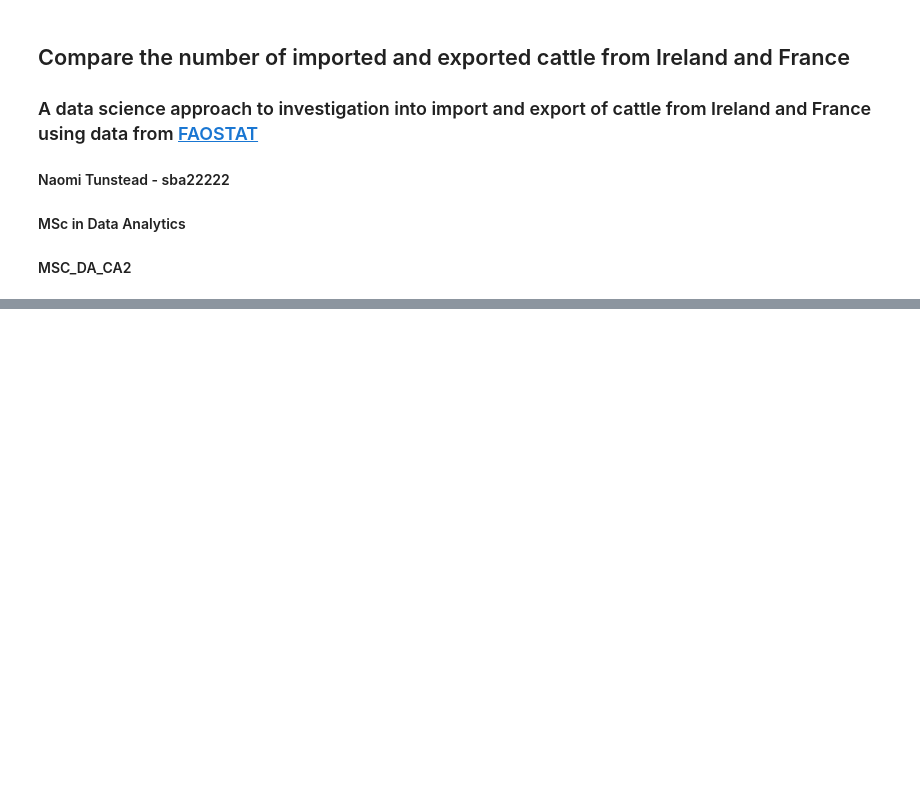
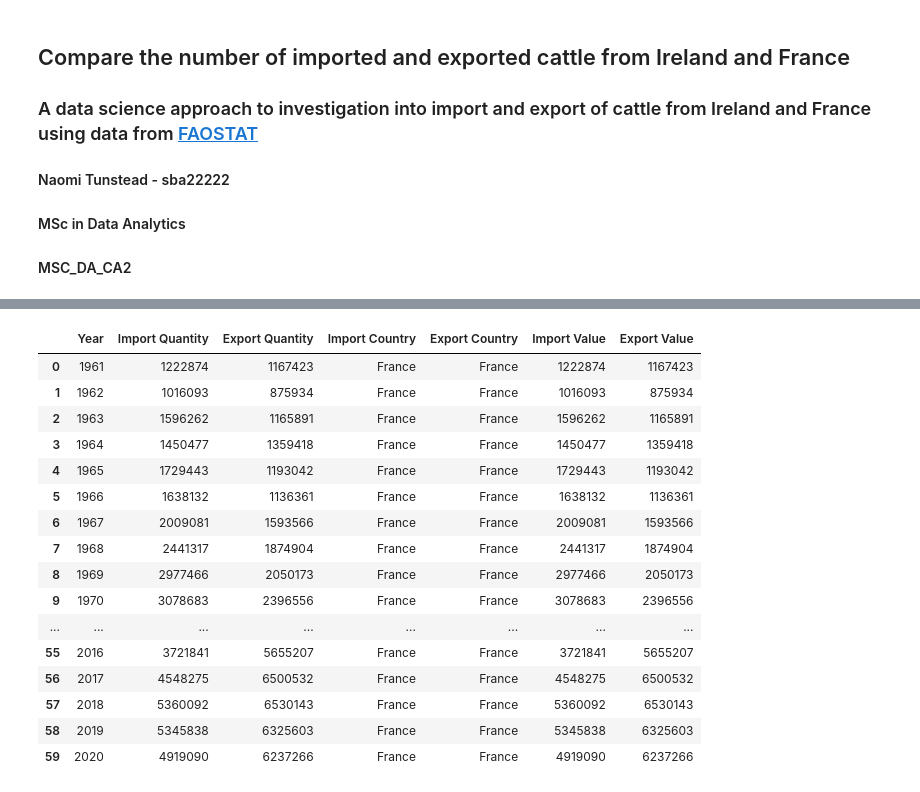
Before and after one commit to sba22222/CA2, a Jupyter notebook: MSC_DA_CA2.ipynb, the cells around one changed output, grey strips where cells are left out. Cells and saved outputs as stored; diff of their text form; code cells hidden in the pictures; blank space fills up the shorter version.

```diff
--- a/MSC_DA_CA2.ipynb
+++ b/MSC_DA_CA2.ipynb
@@ -36,0 +96,3 @@ vs code trial
+# %%
+pd.set_option('display.float_format', '{:.2f}'.format)
+df.describe()
@@ -36,0 +144,3 @@ vs code trial
+# %%
+# Drop the unit column
+df = df.drop('Unit', axis = 1)
@@ -36,0 +251,51 @@ vs code trial
+# %%
+# Group the data by year
+grouped = df.groupby(['Year'])
+
+# Define a function that sums up the values for each group
+def sum_values(group):
+    result = {
+        'Year': group['Year'].iloc[0]
+    }
+    import_df = group[group['Element'].str.contains('Import')]
+    export_df = group[group['Element'].str.contains('Export')]
+    result['Import Quantity'] = import_df['Value'].sum()
+    result['Import Country'] = import_df['Area'].iloc[0]
+    result['Import Value'] = import_df['Value'].sum()
+    result['Export Quantity'] = export_df['Value'].sum()
+    result['Export Country'] = export_df['Area'].iloc[0]
+    result['Export Value'] = export_df['Value'].sum()
+    return result
+
+# Apply the function to each group
+results = [sum_values(group) for _, group in grouped]
+
+# Convert the list of dictionaries into a DataFrame
+result_df = pd.DataFrame.from_records(results)
+
+# Reorder the columns to match the desired output
+result_df = result_df[['Year', 'Import Quantity', 'Export Quantity', 'Import Country', 'Export Country', 'Import Value', 'Export Value']]
+
+# Fill in any missing values with NaN
+result_df = result_df.fillna(value=pd.np.nan)
+
+# Display the resulting DataFrame
+result_df
+# %% [output]
+|  | Year | Import Quantity | Export Quantity | Import Country | Export Country | Import Value | Export Value |
+| 0 | 1961 | 1222874 | 1167423 | France | France | 1222874 | 1167423 |
+| 1 | 1962 | 1016093 | 875934 | France | France | 1016093 | 875934 |
+| 2 | 1963 | 1596262 | 1165891 | France | France | 1596262 | 1165891 |
+| 3 | 1964 | 1450477 | 1359418 | France | France | 1450477 | 1359418 |
+| 4 | 1965 | 1729443 | 1193042 | France | France | 1729443 | 1193042 |
+| 5 | 1966 | 1638132 | 1136361 | France | France | 1638132 | 1136361 |
+| 6 | 1967 | 2009081 | 1593566 | France | France | 2009081 | 1593566 |
+| 7 | 1968 | 2441317 | 1874904 | France | France | 2441317 | 1874904 |
+| 8 | 1969 | 2977466 | 2050173 | France | France | 2977466 | 2050173 |
+| 9 | 1970 | 3078683 | 2396556 | France | France | 3078683 | 2396556 |
+| ... | ... | ... | ... | ... | ... | ... | ... |
+| 55 | 2016 | 3721841 | 5655207 | France | France | 3721841 | 5655207 |
+| 56 | 2017 | 4548275 | 6500532 | France | France | 4548275 | 6500532 |
+| 57 | 2018 | 5360092 | 6530143 | France | France | 5360092 | 6530143 |
+| 58 | 2019 | 5345838 | 6325603 | France | France | 5345838 | 6325603 |
+| 59 | 2020 | 4919090 | 6237266 | France | France | 4919090 | 6237266 |
```
Also changed, not shown: parts of 20 cells of this notebook.
